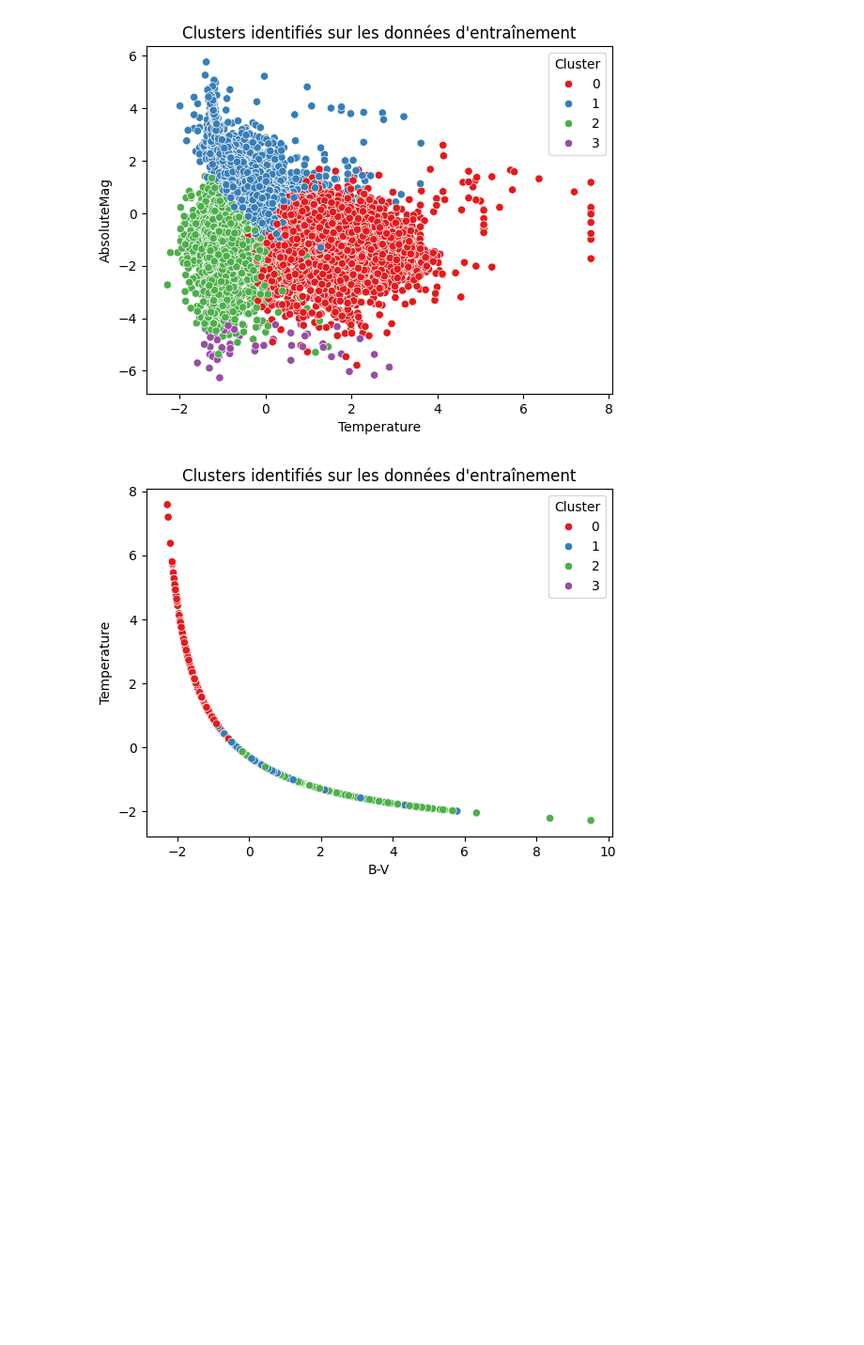
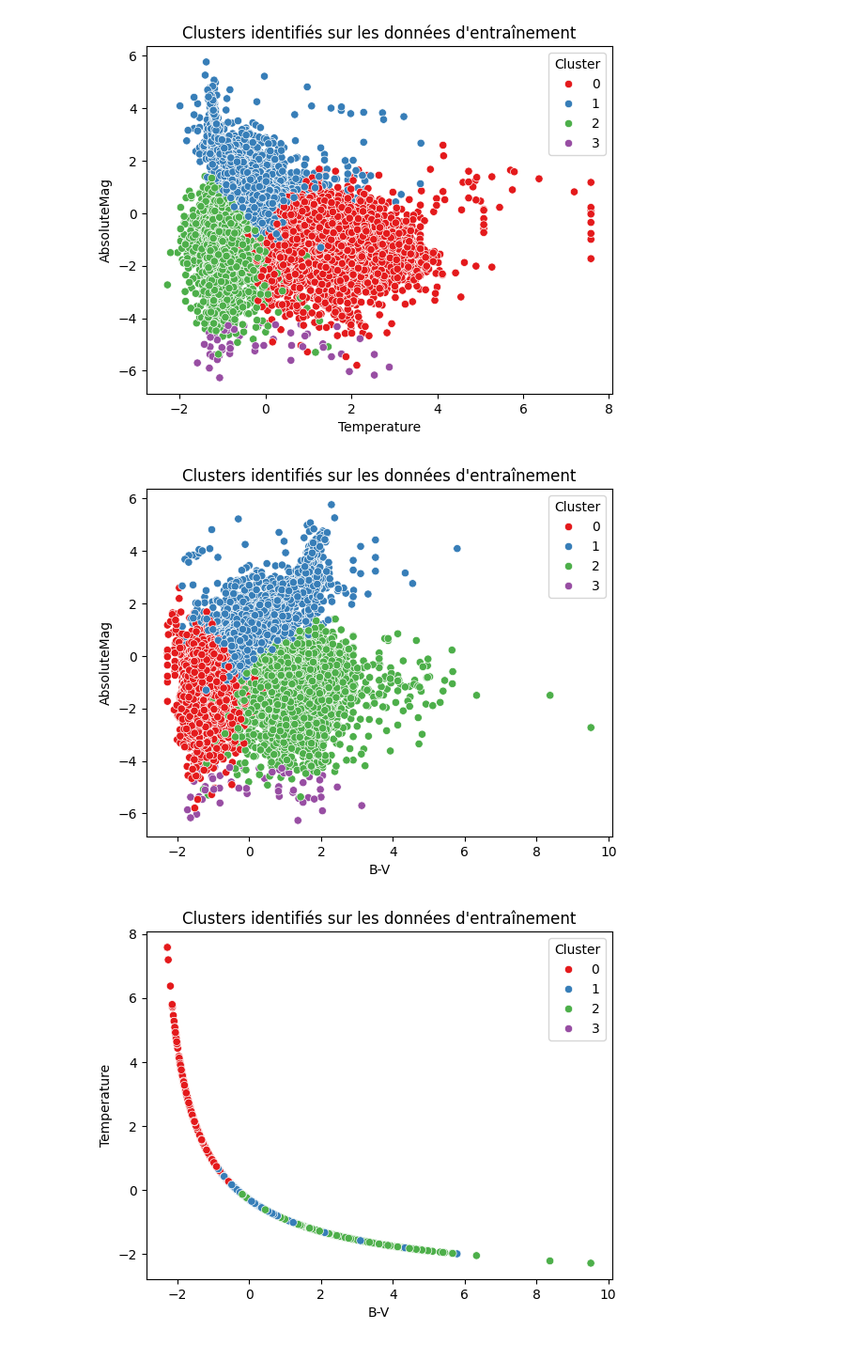
Before and after one commit to Moni003/Diagramme_HR_MML, a Jupyter notebook: diagHR_1.ipynb, the cells around one changed output. Shown at 94% size. Cells and saved outputs as stored; diff of their text form; code cells hidden in the pictures; blank space fills up the shorter version.

```diff
--- a/diagHR_1.ipynb
+++ b/diagHR_1.ipynb
@@ -356,6 +356,12 @@ plt.title("Clusters identifiés sur les données d'entraînement")
 plt.show()
 # %% [output]
 [figure]
+# %%
+sns.scatterplot(x=X_train['B-V'], y=X_train['AbsoluteMag'], hue=X_train['Cluster'], palette="Set1")
+plt.title("Clusters identifiés sur les données d'entraînement")
+plt.show()
+# %% [output]
+[figure, added]
 # %%
 sns.scatterplot(x=X_train['B-V'], y=X_train['Temperature'], hue=X_train['Cluster'], palette="Set1")
 plt.title("Clusters identifiés sur les données d'entraînement")
```
